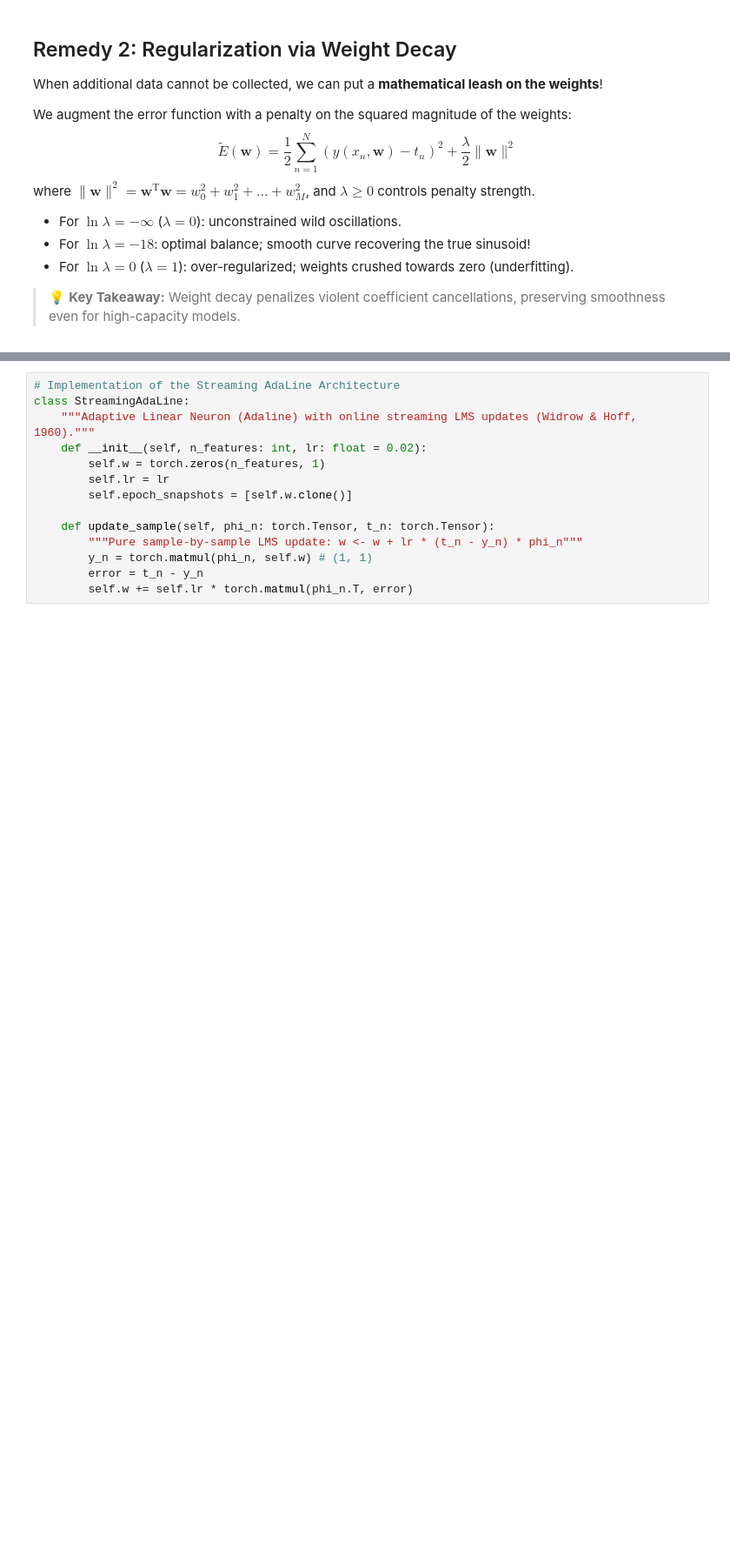
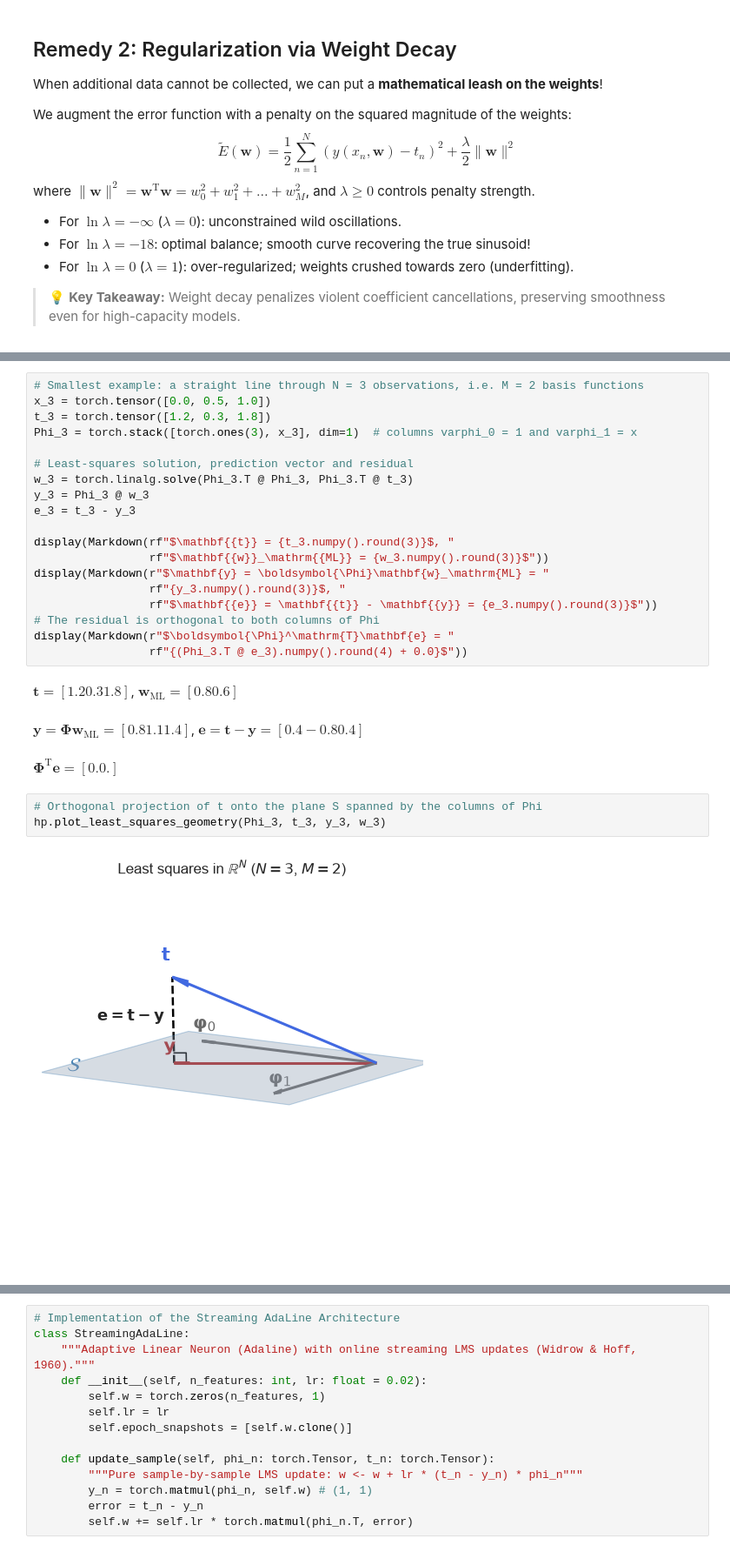
Before and after one commit to konstantin-schekotihin/dl_course, a Jupyter notebook: ML-DL/02_deep_learning/04_regression.ipynb, the cells around one changed output, grey strips where cells are left out. Shown at 87% size. Saved outputs shown, nothing was run; the diff lists cells and outputs as text; blank space fills up the shorter version.

```diff
--- a/ML-DL/02_deep_learning/04_regression.ipynb
+++ b/ML-DL/02_deep_learning/04_regression.ipynb
@@ -334,0 +387,28 @@ Minimizing $\|\mathbf{t} - \mathbf{y}\|^2$ corresponds to the **orthogonal proje
+# %%
+# Smallest example: a straight line through N = 3 observations, i.e. M = 2 basis functions
+x_3 = torch.tensor([0.0, 0.5, 1.0])
+t_3 = torch.tensor([1.2, 0.3, 1.8])
+Phi_3 = torch.stack([torch.ones(3), x_3], dim=1)  # columns varphi_0 = 1 and varphi_1 = x
+
+# Least-squares solution, prediction vector and residual
+w_3 = torch.linalg.solve(Phi_3.T @ Phi_3, Phi_3.T @ t_3)
+y_3 = Phi_3 @ w_3
+e_3 = t_3 - y_3
+
+display(Markdown(rf"$\mathbf{{t}} = {t_3.numpy().round(3)}$, "
+                 rf"$\mathbf{{w}}_\mathrm{{ML}} = {w_3.numpy().round(3)}$"))
+display(Markdown(r"$\mathbf{y} = \boldsymbol{\Phi}\mathbf{w}_\mathrm{ML} = "
+                 rf"{y_3.numpy().round(3)}$, "
+                 rf"$\mathbf{{e}} = \mathbf{{t}} - \mathbf{{y}} = {e_3.numpy().round(3)}$"))
+# The residual is orthogonal to both columns of Phi
+display(Markdown(r"$\boldsymbol{\Phi}^\mathrm{T}\mathbf{e} = "
+                 rf"{(Phi_3.T @ e_3).numpy().round(4) + 0.0}$"))
+# %% [output]
+$\mathbf{t} = [1.2 0.3 1.8]$, $\mathbf{w}_\mathrm{ML} = [0.8 0.6]$
+$\mathbf{y} = \boldsymbol{\Phi}\mathbf{w}_\mathrm{ML} = [0.8 1.1 1.4]$, $\mathbf{e} = \mathbf{t} - \mathbf{y} = [ 0.4 -0.8  0.4]$
+$\boldsymbol{\Phi}^\mathrm{T}\mathbf{e} = [0. 0.]$
+# %%
+# Orthogonal projection of t onto the plane S spanned by the columns of Phi
+hp.plot_least_squares_geometry(Phi_3, t_3, y_3, w_3)
+# %% [output]
+[figure, added]
```
Also changed, not shown: parts of 56 cells of this notebook, 4 other files.
